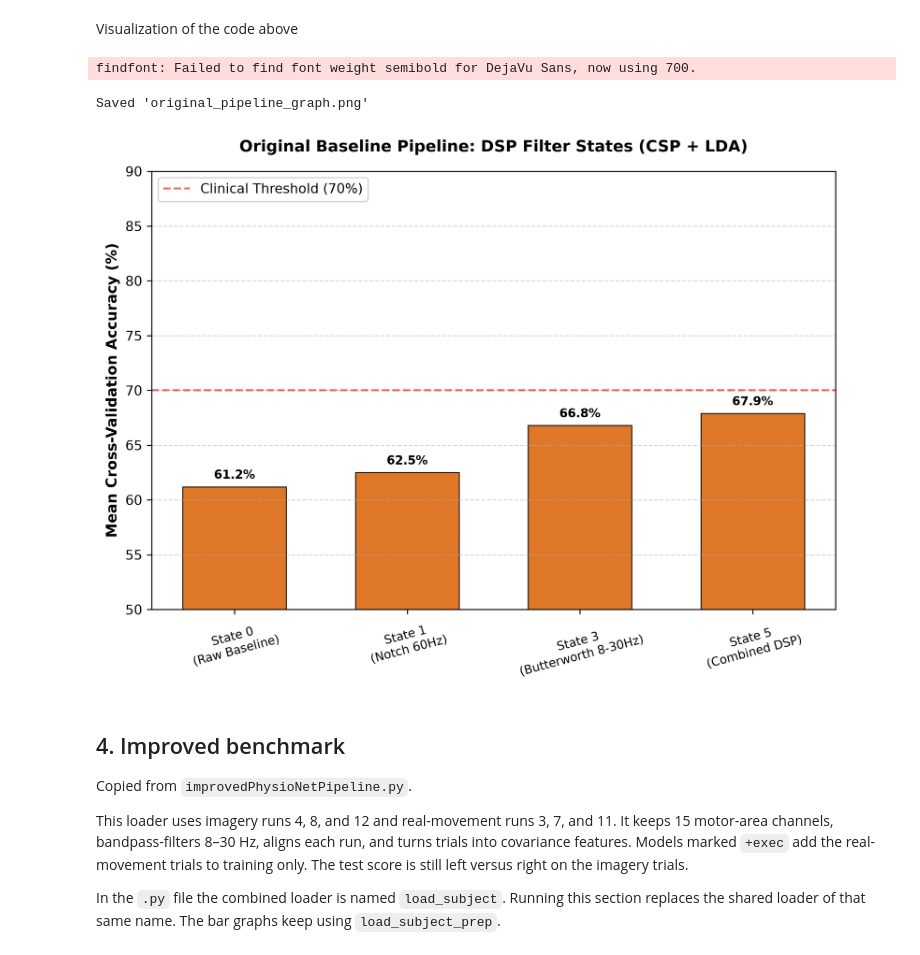
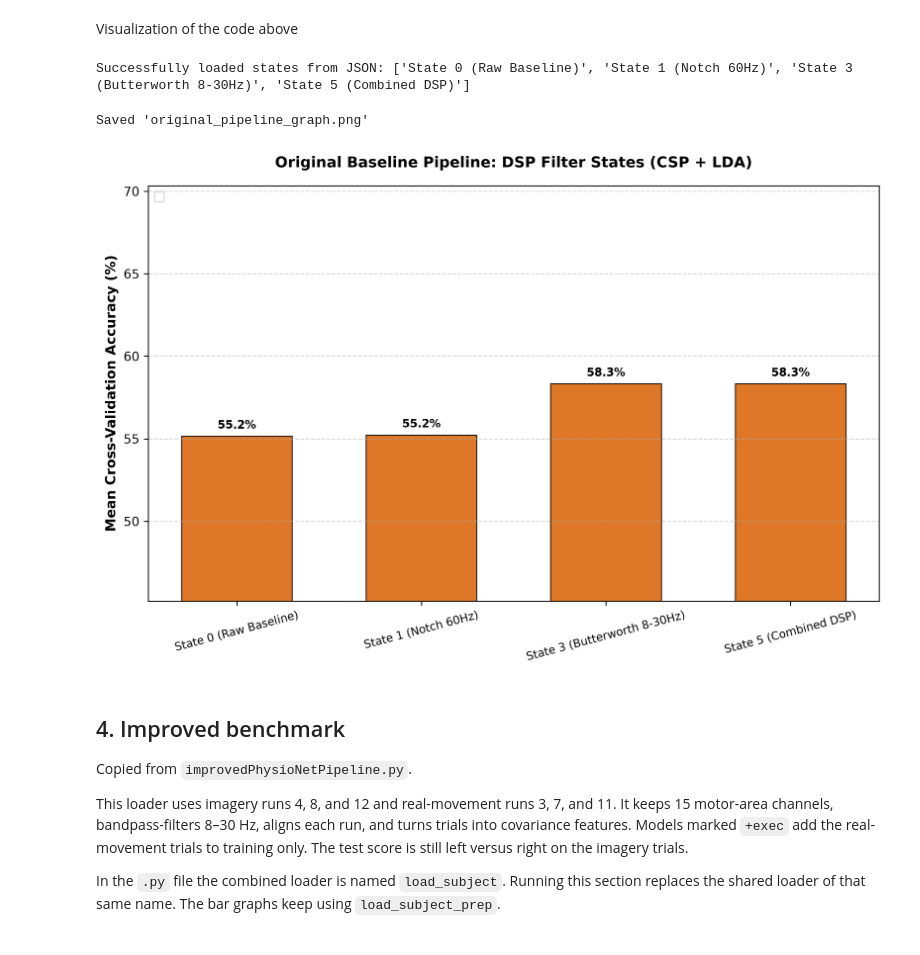
Before and after one commit to stargazerJerry2023/Benchmarking-How-Artifact-Cleaning-Modulates-Predictive-Performance-Across-ML-Models-for-BCI., a Jupyter notebook: PhysioNetProject.ipynb, the cells around one changed output. Cells and saved outputs as stored; diff of their text form; code cells hidden in the pictures.

```diff
--- a/PhysioNetProject.ipynb
+++ b/PhysioNetProject.ipynb
@@ -400,55 +426,63 @@ Skipped the original benchmark. Set RUN_FULL_BENCHMARK = True to score every sub
 # %% [markdown]
 Visualization of the code above
 # %%
+import json
 import matplotlib.pyplot as plt
 
+# Load actual metrics saved by originalPhysioNetPipeline.py
+with open("original_pipeline_results.json", "r") as f:
+    results = json.load(f)
+
+# Automatically grab whatever keys your pipeline script saved
+original_states = list(results.keys())
+original_accuracies = [results[key]["mean"] for key in original_states]
+
+print("Successfully loaded states from JSON:", original_states)
+
+# Generate the plot
 plt.style.use('default')
-plt.figure(figsize=(8, 6), dpi=300)
-
-original_states = [
-    'State 0\n(Raw Baseline)',
-    'State 1\n(Notch 60Hz)',
-    'State 3\n(Butterworth 8-30Hz)',
-    'State 5\n(Combined DSP)'
-]
-original_accuracies = [61.2, 62.5, 66.8, 67.9]
+plt.figure(figsize=(9, 6), dpi=300)
 
 bars = plt.bar(
     original_states,
     original_accuracies,
     color='#d95f02',
     edgecolor='black',
     linewidth=0.8,
     alpha=0.85,
     width=0.6
 )
 
 plt.title('Original Baseline Pipeline: DSP Filter States (CSP + LDA)', fontsize=12, fontweight='bold', pad=15)
 plt.ylabel('Mean Cross-Validation Accuracy (%)', fontsize=11, fontweight='semibold')
-plt.ylim(50, 90)
-plt.axhline(70, color='red', linestyle='--', alpha=0.6, label='Clinical Threshold (70%)')
+
+# Dynamically set y-axis limits based on actual data bounds
+ymin = max(0, min(original_accuracies) - 10)
+ymax = min(100, max(original_accuracies) + 12)
+plt.ylim(ymin, ymax)
+
 plt.xticks(rotation=15, fontsize=9)
 plt.legend(loc='upper left', frameon=True)
 plt.grid(axis='y', linestyle='--', alpha=0.5)
 
 for bar in bars:
     height = bar.get_height()
     plt.annotate(
         f'{height:.1f}%',
         xy=(bar.get_x() + bar.get_width() / 2, height),
         xytext=(0, 4),
         textcoords="offset points",
         ha='center', va='bottom', fontsize=9, fontweight='bold'
     )
 
 plt.tight_layout()
 plt.savefig('original_pipeline_graph.png', bbox_inches='tight')
 print("Saved 'original_pipeline_graph.png'")
 plt.show()
 # %% [output]
-findfont: Failed to find font weight semibold for DejaVu Sans, now using 700.
+Successfully loaded states from JSON: ['State 0 (Raw Baseline)', 'State 1 (Notch 60Hz)', 'State 3 (Butterworth 8-30Hz)', 'State 5 (Combined DSP)']
 Saved 'original_pipeline_graph.png'
-[figure, old version]
+[figure, new version]
 # %% [markdown]
 ## 4. Improved benchmark
 
```
Also changed, not shown: parts of 4 cells of this notebook, 2 other files.
